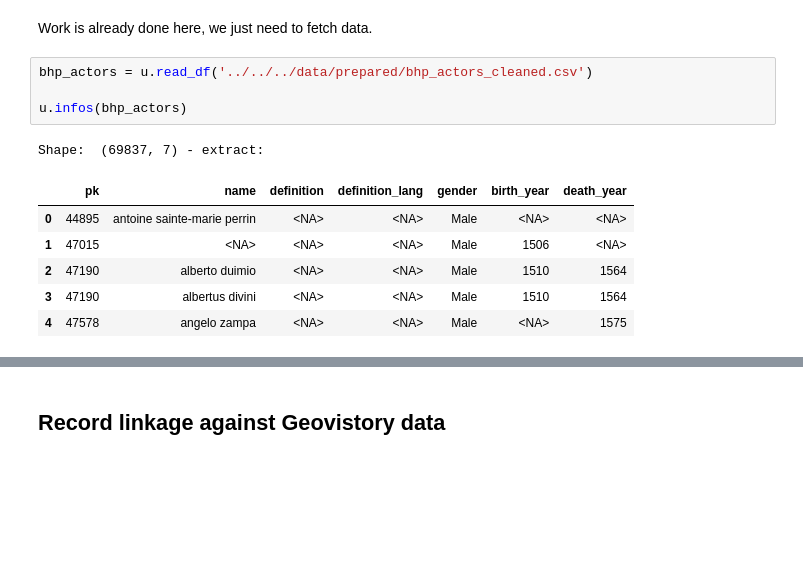
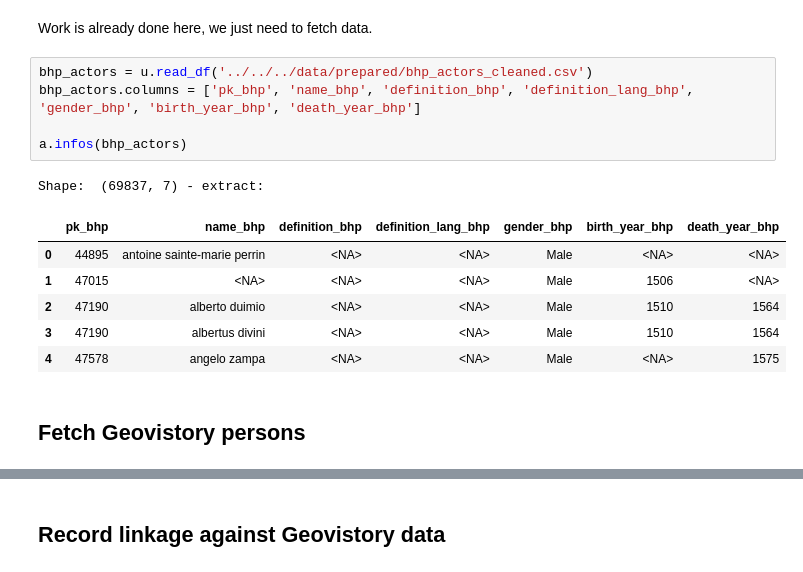
Before and after one commit to geovistory/symogih, a Jupyter notebook: src/record-linkage/persons/03-bhp-actors-geov-persons-record-linkage.ipynb, the cells around one changed output, grey strips where cells are left out. Cells and saved outputs as stored; diff of their text form; blank space fills up the shorter version.

```diff
--- a/src/record-linkage/persons/03-bhp-actors-geov-persons-record-linkage.ipynb
+++ b/src/record-linkage/persons/03-bhp-actors-geov-persons-record-linkage.ipynb
@@ -26,13 +37,16 @@ Now that the record linkage inside the BHP has been done, and interpretated, we
 Work is already done here, we just need to fetch data.
 # %%
 bhp_actors = u.read_df('../../../data/prepared/bhp_actors_cleaned.csv')
+bhp_actors.columns = ['pk_bhp', 'name_bhp', 'definition_bhp', 'definition_lang_bhp', 'gender_bhp', 'birth_year_bhp', 'death_year_bhp']
 
-u.infos(bhp_actors)
+a.infos(bhp_actors)
 # %% [output]
 Shape:  (69837, 7) - extract:
-|  | pk | name | definition | definition_lang | gender | birth_year | death_year |
+|  | pk_bhp | name_bhp | definition_bhp | definition_lang_bhp | gender_bhp | birth_year_bhp | death_year_bhp |
 | 0 | 44895 | antoine sainte-marie perrin | <NA> | <NA> | Male | <NA> | <NA> |
 | 1 | 47015 | <NA> | <NA> | <NA> | Male | 1506 | <NA> |
 | 2 | 47190 | alberto duimio | <NA> | <NA> | Male | 1510 | 1564 |
 | 3 | 47190 | albertus divini | <NA> | <NA> | Male | 1510 | 1564 |
 | 4 | 47578 | angelo zampa | <NA> | <NA> | Male | <NA> | 1575 |
+# %% [markdown]
+## Fetch Geovistory persons
```
Also changed, not shown: parts of 41 cells of this notebook.
